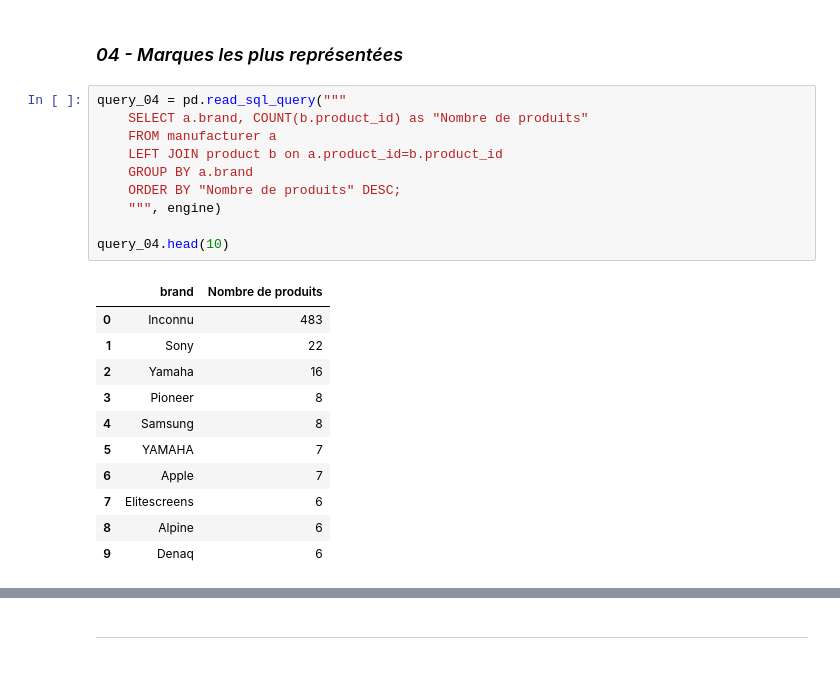
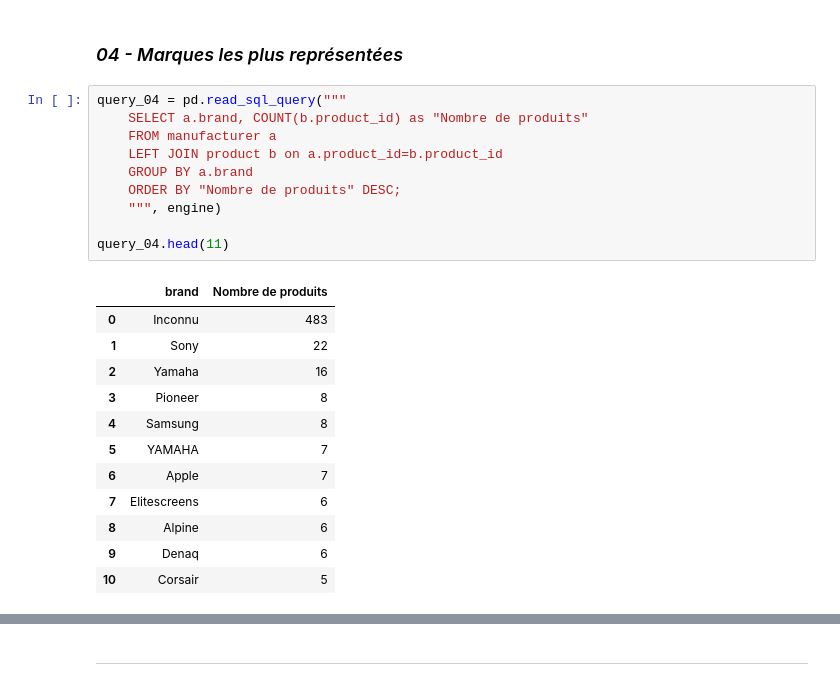
Before and after one commit to CPingeon/exacdatamente, a Jupyter notebook: 05_Query_and_Viz.ipynb, the cells around one changed output, grey strips where cells are left out. Cells and saved outputs as stored; diff of their text form.

```diff
--- a/05_Query_and_Viz.ipynb
+++ b/05_Query_and_Viz.ipynb
@@ -178,22 +150,23 @@ query_03.head(10)
 # %%
 query_04 = pd.read_sql_query("""
     SELECT a.brand, COUNT(b.product_id) as "Nombre de produits"
     FROM manufacturer a
     LEFT JOIN product b on a.product_id=b.product_id
     GROUP BY a.brand
     ORDER BY "Nombre de produits" DESC;
     """, engine)
 
-query_04.head(10)
+query_04.head(11)
 # %% [output]
 |  | brand | Nombre de produits |
 | 0 | Inconnu | 483 |
 | 1 | Sony | 22 |
 | 2 | Yamaha | 16 |
 | 3 | Pioneer | 8 |
 | 4 | Samsung | 8 |
 | 5 | YAMAHA | 7 |
 | 6 | Apple | 7 |
 | 7 | Elitescreens | 6 |
 | 8 | Alpine | 6 |
 | 9 | Denaq | 6 |
+| 10 | Corsair | 5 |
```
Also changed, not shown: parts of 18 cells of this notebook.
